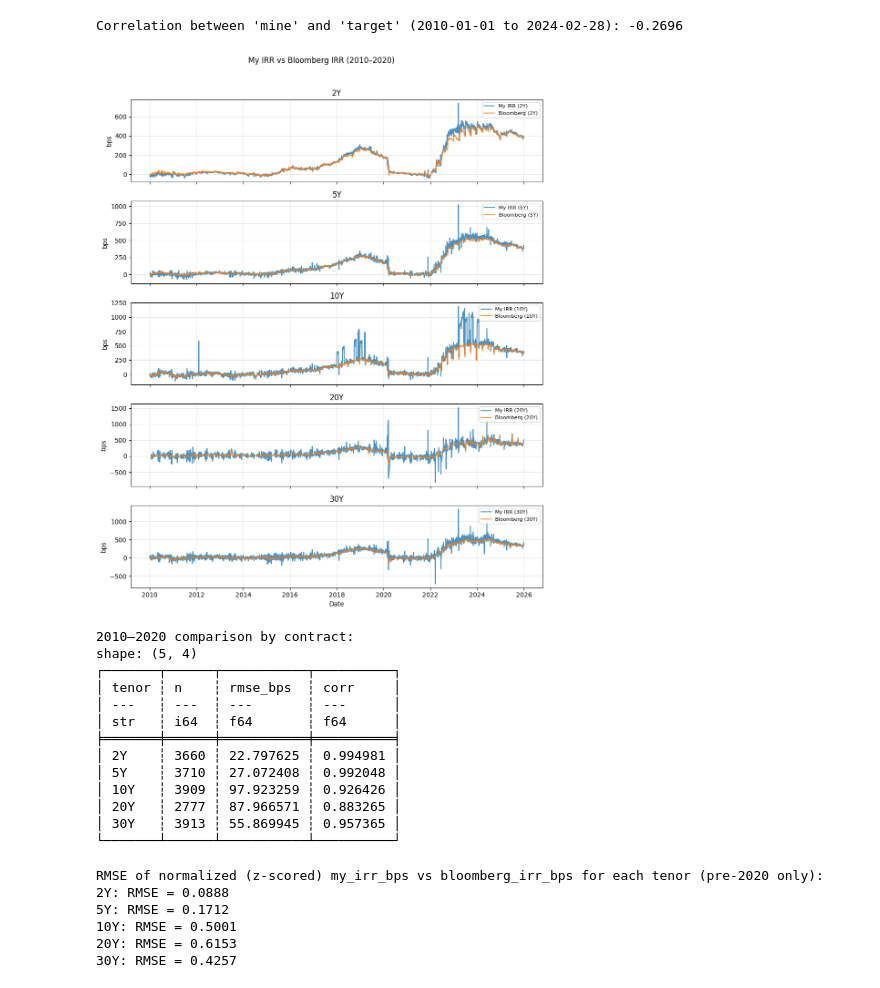
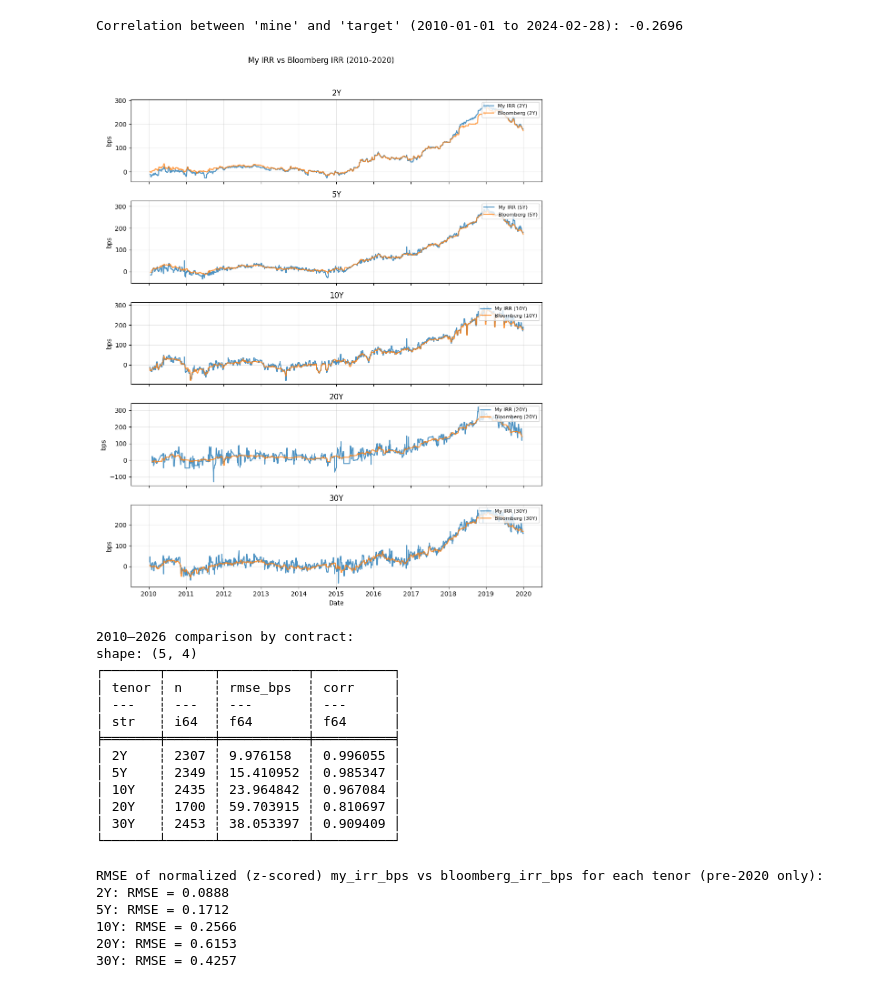
Before and after one commit to maxz073/p10_Siriwardane_et_al_2026, a Jupyter notebook: src/check.ipynb, the cells around one changed output. Saved outputs shown, nothing was run; the diff lists cells and outputs as text; code cells hidden in the pictures.

```diff
--- a/src/check.ipynb
+++ b/src/check.ipynb
@@ -685,8 +685,8 @@ from sklearn.metrics import mean_squared_error
 
 # Date range (up to 2020)
 start_date = pl.date(2010, 1, 1)
-end_date = pl.date(2026, 1, 1)
-WINDOW_SIZE = 1
+end_date = pl.date(2020, 1, 1)
+WINDOW_SIZE = 7
 
 # Tenor -> Bloomberg ticker prefix (for finding fut_implied_repo_rt column)
 TENOR_BBG = {"2Y": "TU2", "5Y": "FV2", "10Y": "TY2", "20Y": "WN2", "30Y": "US2"}
@@ -726,47 +726,47 @@ for i, tenor in enumerate(tenors):
         pl.col("my_irr_bps").rolling_median(window_size=WINDOW_SIZE).alias("my_irr_bps_smooth"),
         pl.col("bloomberg_irr_bps").rolling_median(window_size=WINDOW_SIZE).alias("bloomberg_irr_bps_smooth"),
     ])
 
     ax = axes[i]
     ax.plot(compare_clean["Date"], compare_clean["my_irr_bps_smooth"], label=f"My IRR ({tenor})", alpha=0.8)
     ax.plot(compare_clean["Date"], compare_clean["bloomberg_irr_bps_smooth"], label=f"Bloomberg ({tenor})", alpha=0.8)
     ax.set_ylabel("bps")
     ax.set_title(f"{tenor}")
     ax.legend(loc="upper right", fontsize=8)
     ax.grid(True, alpha=0.3)
 
     my_vals = compare_clean["my_irr_bps"].to_numpy()
     bbg_vals = compare_clean["bloomberg_irr_bps"].to_numpy()
     n = len(my_vals)
     if n > 0:
         rmse = (mean_squared_error(my_vals, bbg_vals)) ** 0.5
         corr = np.corrcoef(my_vals, bbg_vals)[0, 1]
         results.append({"tenor": tenor, "n": n, "rmse_bps": rmse, "corr": corr})
     else:
         results.append({"tenor": tenor, "n": 0, "rmse_bps": np.nan, "corr": np.nan})
 
 axes[-1].set_xlabel("Date")
 fig.suptitle("My IRR vs Bloomberg IRR (2010–2020)", y=1.02)
 plt.tight_layout()
 plt.show()
 
 # Summary table
-print("2010–2020 comparison by contract:")
+print("2010–2026 comparison by contract:")
 print(pl.DataFrame(results))
 # %% [output]
-[figure, old version]
+[figure, new version]
-2010–2020 comparison by contract:
+2010–2026 comparison by contract:
 shape: (5, 4)
 ┌───────┬──────┬───────────┬──────────┐
 │ tenor ┆ n    ┆ rmse_bps  ┆ corr     │
 │ ---   ┆ ---  ┆ ---       ┆ ---      │
 │ str   ┆ i64  ┆ f64       ┆ f64      │
 ╞═══════╪══════╪═══════════╪══════════╡
-│ 2Y    ┆ 3660 ┆ 22.797625 ┆ 0.994981 │
-│ 5Y    ┆ 3710 ┆ 27.072408 ┆ 0.992048 │
-│ 10Y   ┆ 3909 ┆ 97.923259 ┆ 0.926426 │
-│ 20Y   ┆ 2777 ┆ 87.966571 ┆ 0.883265 │
-│ 30Y   ┆ 3913 ┆ 55.869945 ┆ 0.957365 │
+│ 2Y    ┆ 2307 ┆ 9.976158  ┆ 0.996055 │
+│ 5Y    ┆ 2349 ┆ 15.410952 ┆ 0.985347 │
+│ 10Y   ┆ 2435 ┆ 23.964842 ┆ 0.967084 │
+│ 20Y   ┆ 1700 ┆ 59.703915 ┆ 0.810697 │
+│ 30Y   ┆ 2453 ┆ 38.053397 ┆ 0.909409 │
 └───────┴──────┴───────────┴──────────┘
 # %%
 from sklearn.metrics import mean_squared_error
@@ -816,6 +816,6 @@ for i, tenor in enumerate(tenors):
 RMSE of normalized (z-scored) my_irr_bps vs bloomberg_irr_bps for each tenor (pre-2020 only):
 2Y: RMSE = 0.0888
 5Y: RMSE = 0.1712
-10Y: RMSE = 0.5001
+10Y: RMSE = 0.2566
 20Y: RMSE = 0.6153
 30Y: RMSE = 0.4257
```
Also changed, not shown: parts of 5 cells of this notebook, 1 other file.
